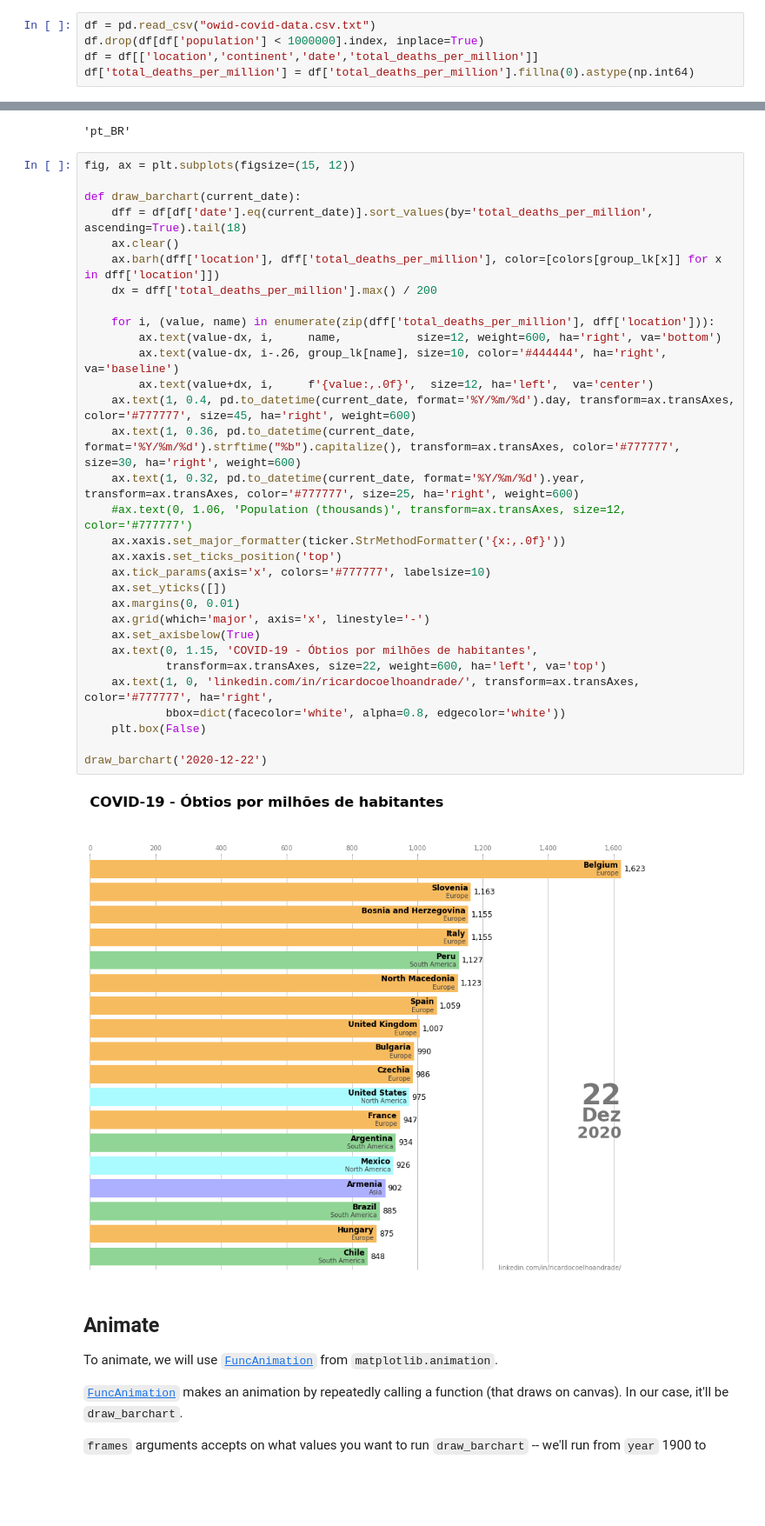
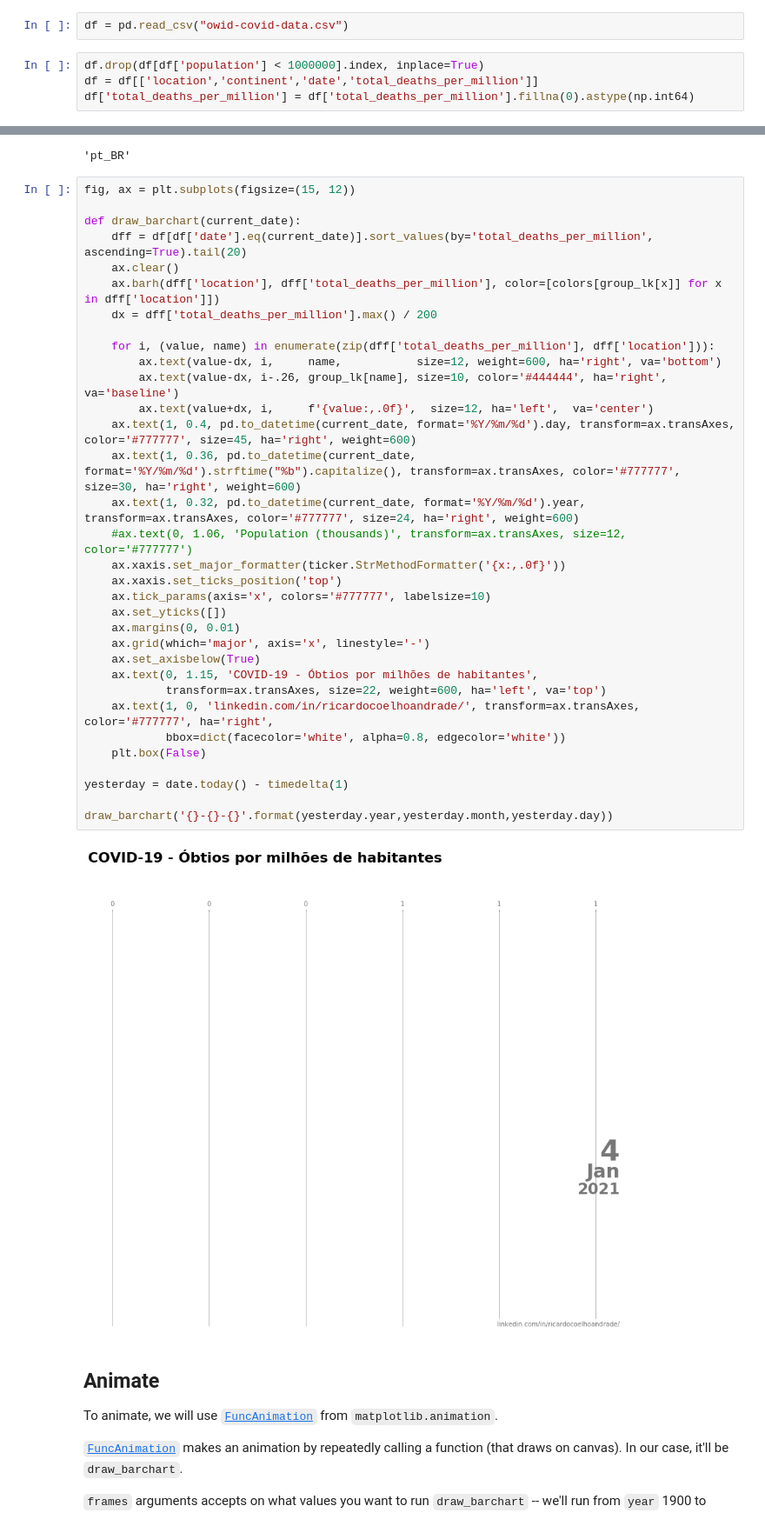
Before and after one commit to doricardo-zz/covid19-rio-de-janeiro, a Jupyter notebook: barchart-race-matplotlib.ipynb, the cells around one changed output, grey strips where cells are left out. Shown at 87% size. Cells and saved outputs as stored; diff of their text form; blank space fills up the shorter version.

```diff
--- a/barchart-race-matplotlib.ipynb
+++ b/barchart-race-matplotlib.ipynb
@@ -24,8 +25,9 @@ Read the [city populations dataset](https://gist.githubusercontent.com/johnburnm
 
 We only need 4 columns to work with `'name', 'group', 'year', 'value'`.
 Typically, a `name` is mapped to a `group` and each `year` has one `value`.
+# %%
+df = pd.read_csv("owid-covid-data.csv")
 # %%
-df = pd.read_csv("owid-covid-data.csv.txt")
 df.drop(df[df['population'] < 1000000].index, inplace=True)
 df = df[['location','continent','date','total_deaths_per_million']]
 df['total_deaths_per_million'] = df['total_deaths_per_million'].fillna(0).astype(np.int64)
@@ -88,36 +85,38 @@ locale.setlocale(locale.LC_TIME, "pt_BR") # portugues
 # %%
 fig, ax = plt.subplots(figsize=(15, 12))
 
 def draw_barchart(current_date):
-    dff = df[df['date'].eq(current_date)].sort_values(by='total_deaths_per_million', ascending=True).tail(18)
+    dff = df[df['date'].eq(current_date)].sort_values(by='total_deaths_per_million', ascending=True).tail(20)
     ax.clear()
     ax.barh(dff['location'], dff['total_deaths_per_million'], color=[colors[group_lk[x]] for x in dff['location']])
     dx = dff['total_deaths_per_million'].max() / 200
 
     for i, (value, name) in enumerate(zip(dff['total_deaths_per_million'], dff['location'])):
         ax.text(value-dx, i,     name,           size=12, weight=600, ha='right', va='bottom')
         ax.text(value-dx, i-.26, group_lk[name], size=10, color='#444444', ha='right', va='baseline')
         ax.text(value+dx, i,     f'{value:,.0f}',  size=12, ha='left',  va='center')
     ax.text(1, 0.4, pd.to_datetime(current_date, format='%Y/%m/%d').day, transform=ax.transAxes, color='#777777', size=45, ha='right', weight=600)
     ax.text(1, 0.36, pd.to_datetime(current_date, format='%Y/%m/%d').strftime("%b").capitalize(), transform=ax.transAxes, color='#777777', size=30, ha='right', weight=600)
-    ax.text(1, 0.32, pd.to_datetime(current_date, format='%Y/%m/%d').year, transform=ax.transAxes, color='#777777', size=25, ha='right', weight=600)
+    ax.text(1, 0.32, pd.to_datetime(current_date, format='%Y/%m/%d').year, transform=ax.transAxes, color='#777777', size=24, ha='right', weight=600)
     #ax.text(0, 1.06, 'Population (thousands)', transform=ax.transAxes, size=12, color='#777777')
     ax.xaxis.set_major_formatter(ticker.StrMethodFormatter('{x:,.0f}'))
     ax.xaxis.set_ticks_position('top')
     ax.tick_params(axis='x', colors='#777777', labelsize=10)
     ax.set_yticks([])
     ax.margins(0, 0.01)
     ax.grid(which='major', axis='x', linestyle='-')
     ax.set_axisbelow(True)
     ax.text(0, 1.15, 'COVID-19 - Óbtios por milhões de habitantes',
             transform=ax.transAxes, size=22, weight=600, ha='left', va='top')
     ax.text(1, 0, 'linkedin.com/in/ricardocoelhoandrade/', transform=ax.transAxes, color='#777777', ha='right',
             bbox=dict(facecolor='white', alpha=0.8, edgecolor='white'))
     plt.box(False)
 
-draw_barchart('2020-12-22')
+yesterday = date.today() - timedelta(1)
+
+draw_barchart('{}-{}-{}'.format(yesterday.year,yesterday.month,yesterday.day))
 # %% [output]
-[figure, old version]
+[figure, new version]
 # %% [markdown]
 ## Animate
 
```
Also changed, not shown: parts of 10 cells of this notebook, 14 other files.
